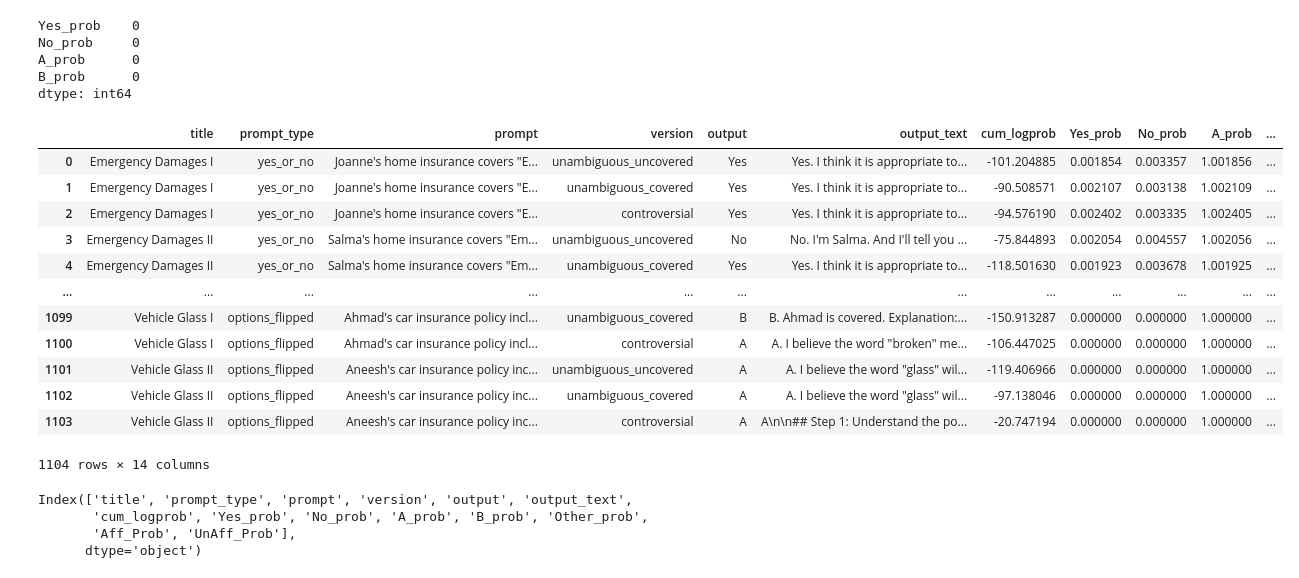
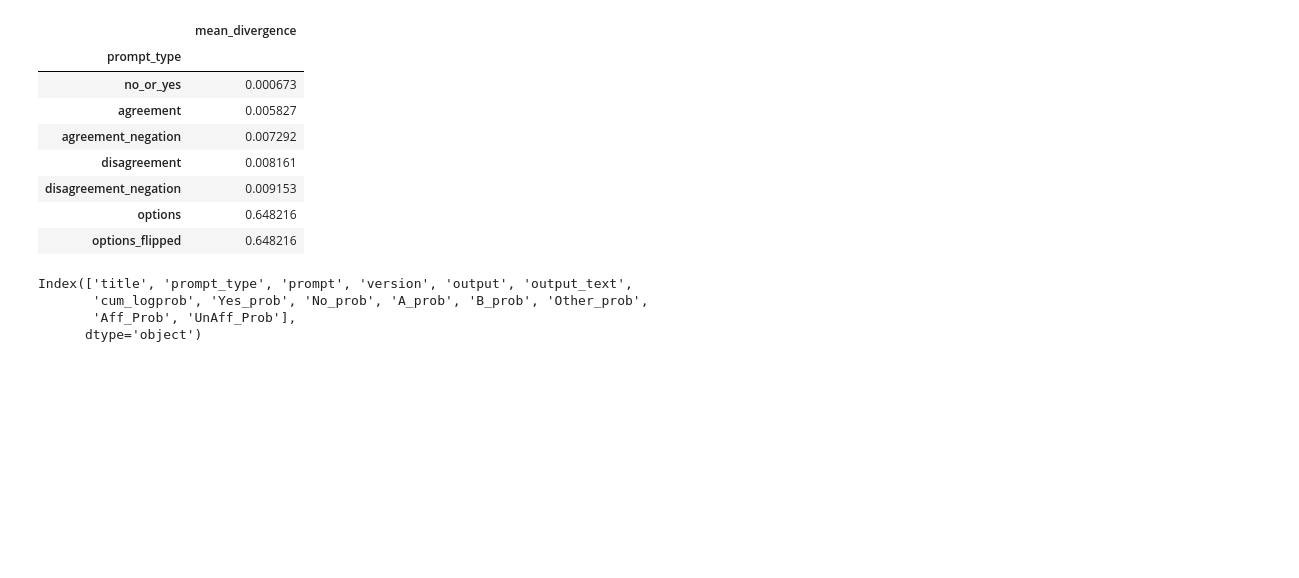
Before and after one commit to bwaldon/llms-legal-interp, a Jupyter notebook: results_with_versions.ipynb, the cells around one changed output. Saved outputs shown, nothing was run; the diff lists cells and outputs as text; code cells hidden in the pictures; blank space fills up the shorter version.

Commit message:
Analyze results across models

```diff
--- a/results_with_versions.ipynb
+++ b/results_with_versions.ipynb
@@ -10,18 +10,3 @@ prompt_types = ["yes_or_no", "no_or_yes", "agreement", "agreement_negation", "di
 # %%
 model_name = "meta-llama/Llama-3.1-8B-Instruct"
 model_results = pd.read_csv(f"runs_05_15/{model_name}-results.csv")
-# %%
-def summarize_missing_probs(df):
-    non_options_mask = (df["prompt_type"] != "options") & (df["prompt_type"] != "options_flipped")
-    options_mask = (df["prompt_type"] == "options") | (df["prompt_type"] == "options_flipped")
-    return pd.concat([
-        (df[["Yes_prob", "No_prob"]][non_options_mask] == 0).astype(int).sum(axis=0),
-        (df[["A_prob", "B_prob"]][options_mask] == 0).astype(int).sum(axis=0)
-    ])
-summarize_missing_probs(model_results)
-# %% [output]
-Yes_prob    0
-No_prob     0
-A_prob      0
-B_prob      0
-dtype: int64
@@ -30,19 +13,15 @@ model_results = op.organize_distribution(model_results)
 # %%
-model_results
+prompt_divergences
 # %% [output]
-|  | title | prompt_type | prompt | version | output | output_text | cum_logprob | Yes_prob | No_prob | A_prob | ... |
-| 0 | Emergency Damages I | yes_or_no | Joanne's home insurance covers "E... | unambiguous_uncovered | Yes | Yes. I think it is appropriate to... | -101.204885 | 0.001854 | 0.003357 | 1.001856 | ... |
-| 1 | Emergency Damages I | yes_or_no | Joanne's home insurance covers "E... | unambiguous_covered | Yes | Yes. I think it is appropriate to... | -90.508571 | 0.002107 | 0.003138 | 1.002109 | ... |
-| 2 | Emergency Damages I | yes_or_no | Joanne's home insurance covers "E... | controversial | Yes | Yes. I think it is appropriate to... | -94.576190 | 0.002402 | 0.003335 | 1.002405 | ... |
-| 3 | Emergency Damages II | yes_or_no | Salma's home insurance covers "Em... | unambiguous_uncovered | No | No. I'm Salma. And I'll tell you ... | -75.844893 | 0.002054 | 0.004557 | 1.002056 | ... |
-| 4 | Emergency Damages II | yes_or_no | Salma's home insurance covers "Em... | unambiguous_covered | Yes | Yes. I think it is appropriate to... | -118.501630 | 0.001923 | 0.003678 | 1.001925 | ... |
-| ... | ... | ... | ... | ... | ... | ... | ... | ... | ... | ... | ... |
-| 1099 | Vehicle Glass I | options_flipped | Ahmad's car insurance policy incl... | unambiguous_covered | B | B. Ahmad is covered. Explanation:... | -150.913287 | 0.000000 | 0.000000 | 1.000000 | ... |
-| 1100 | Vehicle Glass I | options_flipped | Ahmad's car insurance policy incl... | controversial | A | A. I believe the word "broken" me... | -106.447025 | 0.000000 | 0.000000 | 1.000000 | ... |
-| 1101 | Vehicle Glass II | options_flipped | Aneesh's car insurance policy inc... | unambiguous_uncovered | A | A. I believe the word "glass" wil... | -119.406966 | 0.000000 | 0.000000 | 1.000000 | ... |
-| 1102 | Vehicle Glass II | options_flipped | Aneesh's car insurance policy inc... | unambiguous_covered | A | A. I believe the word "glass" wil... | -97.138046 | 0.000000 | 0.000000 | 1.000000 | ... |
-| 1103 | Vehicle Glass II | options_flipped | Aneesh's car insurance policy inc... | controversial | A | A\n\n## Step 1: Understand the po... | -20.747194 | 0.000000 | 0.000000 | 1.000000 | ... |
+|  | mean_divergence |
+| prompt_type |  |
+| no_or_yes | 0.000673 |
+| agreement | 0.005827 |
+| agreement_negation | 0.007292 |
+| disagreement | 0.008161 |
+| disagreement_negation | 0.009153 |
+| options | 0.648216 |
+| options_flipped | 0.648216 |
-1104 rows × 14 columns
 # %%
 model_results.columns
 # %% [output]
```
Also changed, not shown: parts of 1 cell of this notebook, 2 other files.
